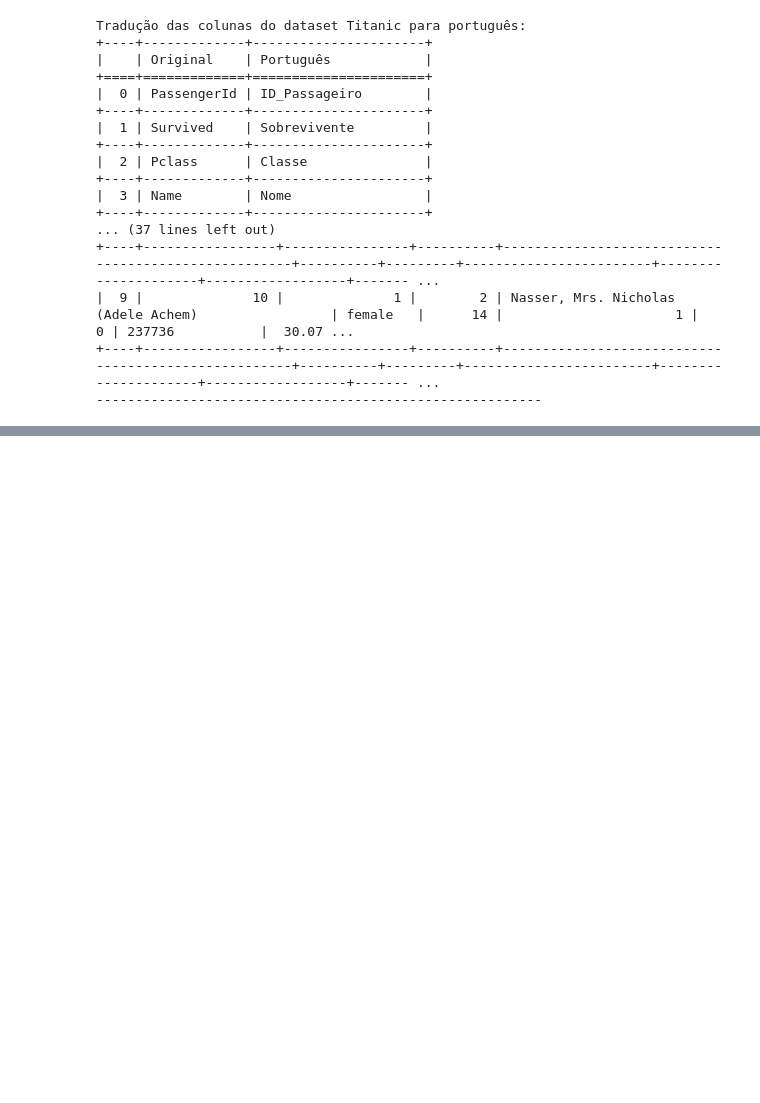
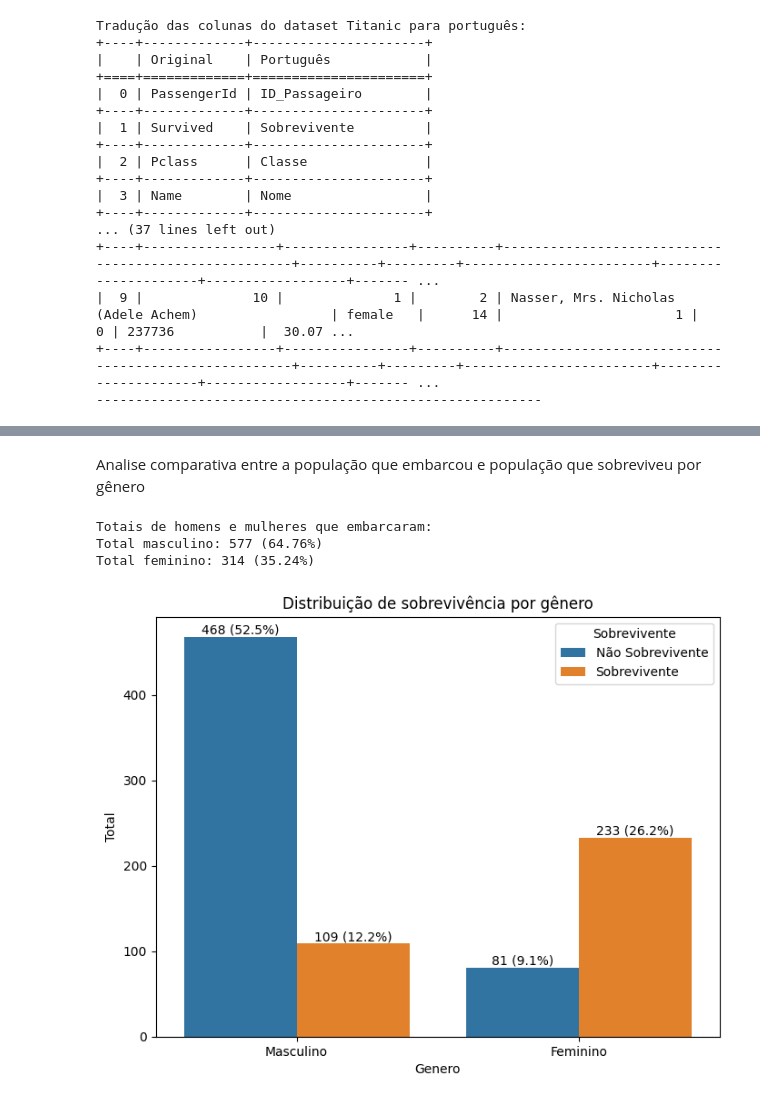
Before and after one commit to maraamaral/SCTec, a Jupyter notebook: Periodo1-Introducao_ao_Data_Science/Codes/Passo 3 - Analisar.ipynb, the cells around one changed output, grey strips where cells are left out. Cells and saved outputs as stored; diff of their text form; code cells hidden in the pictures; blank space fills up the shorter version.

```diff
--- a/Periodo1-Introducao_ao_Data_Science/Codes/Passo 3 - Analisar.ipynb
+++ b/Periodo1-Introducao_ao_Data_Science/Codes/Passo 3 - Analisar.ipynb
@@ -72,0 +158,70 @@ Tradução das colunas do dataset Titanic para português:
+# %% [markdown]
+Analise comparativa entre a população que embarcou e população que sobreviveu por gênero
+# %%
+#POPULAÇÃO QUE EMBARCOU X POPULAÇÃO QUE SOBREVIVEU POR GÊNERO
+
+#EMBARCOU
+#distribuição de frequências da coluna 'Genero'
+# df['Genero'] → seleciona a coluna chamada Genero
+#.value_counts() → conta quantas vezes cada valor aparece nessa coluna (Quantos 'male' e 'female').
+# normalize=True → em vez de mostrar a contagem absoluta, mostra a proporção relativa (ou seja, porcentagem).
+print("Totais de homens e mulheres que embarcaram:")
+
+#soma a quantidade de ocorrencias de cada genero
+Total_masculino = df['Genero'].value_counts()['Masculino']
+Total_feminino = df['Genero'].value_counts()['Feminino']
+
+#calcula a proporção de cada genero em relação ao total de passageiros
+Proporcao = df['Genero'].value_counts(normalize=True)
+proporcao_masculino = Proporcao['Masculino'] * 100
+proporcao_feminino = Proporcao['Feminino'] * 100
+
+#mostra total e proporção de cada genero
+print(f"Total masculino: {Total_masculino}"+f" ({proporcao_masculino:.2f}%)")
+print(f"Total feminino: {Total_feminino}"+f" ({proporcao_feminino:.2f}%)")
+
+#gráfico de barras para mostrar a distribuição de passageiros por gênero
+#sns.countplot(x='Genero', data=df)
+#plt.title("Distribuição de passageiros por gênero")
+#plt.ylabel("Total") #altera o rótulo do eixo Y para "Total"
+#plt.show()
+
+#SOBREVIVEU
+#filtrando o dataframe para obter apenas os sobreviventes
+sobreviventes = df[df['Sobrevivente'] == 'Sobrevivente']
+sobreviventes['Genero'].value_counts(normalize=True)
+
+# Comparação por genero
+pd.crosstab(df['Genero'], df['Sobrevivente'], normalize='index')
+
+
+plt.figure(figsize=(8, 6))
+
+# variavel ax recebe o gráfico de barras criado pela função (para depois imprimir os totais em cada barra)
+# sns.countplot → cria um gráfico formato da quantidade de ocorrências da cada categoria
+# x='Genero' → o eixo X vai mostrar as categorias da coluna Genero (por exemplo: masculino, feminino).
+# hue='Status' → adiciona uma segunda variável (no caso, sobrevivência) para diferenciar as barras por cor. Assim, você vê dentro de cada categoria de gênero quantos sobreviveram e quantos não sobreviveram.
+
+#Configurações do gráfico
+plt.title("Distribuição de sobrevivência por gênero")
+plt.ylabel("Total") #altera o rótulo do eixo Y para "Total"
+#plt.legend(title=None) #remove o título da legenda
+ax = sns.countplot(x='Genero', hue='Sobrevivente', data=df)
+
+#inclui os totais da quantidade de sobreviventes e não sobreviventes em cada barra do gráfico
+#em valores inteiros
+for p in ax.patches:
+    height = p.get_height()
+    if height > 0:  # só anota se a barra tiver altura > 0 por que estavam aparecendo valores zerados no gráfico
+        percent = (height / total_embarcados) * 100
+        ax.annotate(f'{int(height)} ({percent:.1f}%)',
+                (p.get_x() + p.get_width() / 2., height),
+                ha='center', va='bottom')
+
+
+plt.show()
+# %% [output]
+Totais de homens e mulheres que embarcaram:
+Total masculino: 577 (64.76%)
+Total feminino: 314 (35.24%)
+[figure, added]
```
Also changed, not shown: parts of 11 cells of this notebook, 1 other file.
